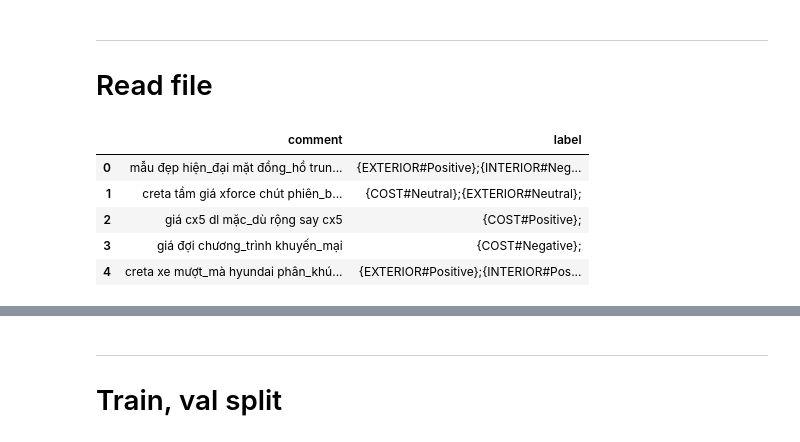
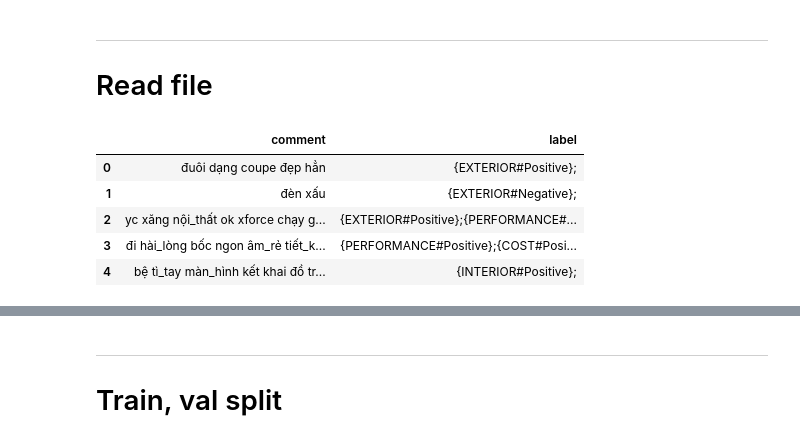
Before and after one commit to Avcuongy/nlp-project, a Jupyter notebook: notebooks/4_dl_model.ipynb, the cells around one changed output, grey strips where cells are left out. Drawn from its saved outputs; the diff is of its cells as text; code cells hidden in the pictures.

```diff
--- a/notebooks/4_dl_model.ipynb
+++ b/notebooks/4_dl_model.ipynb
@@ -36,9 +34,12 @@ df = pd.read_csv("../data/processed/train_preprocessed.csv")
+# %%
+df_train = pd.read_csv("../data/processed/train.csv", encoding="utf-8")
+df_val = pd.read_csv("../data/processed/val.csv", encoding="utf-8")
 # %%
-df.head()
+df_train.head()
 # %% [output]
 |  | comment | label |
-| 0 | mẫu đẹp hiện_đại mặt đồng_hồ trun... | {EXTERIOR#Positive};{INTERIOR#Neg... |
-| 1 | creta tầm giá xforce chút phiên_b... | {COST#Neutral};{EXTERIOR#Neutral}; |
-| 2 | giá cx5 dl mặc_dù rộng say cx5 | {COST#Positive}; |
-| 3 | giá đợi chương_trình khuyến_mại | {COST#Negative}; |
-| 4 | creta xe mượt_mà hyundai phân_khú... | {EXTERIOR#Positive};{INTERIOR#Pos... |
+| 0 | đuôi dạng coupe đẹp hẳn | {EXTERIOR#Positive}; |
+| 1 | đèn xấu | {EXTERIOR#Negative}; |
+| 2 | yc xăng nội_thất ok xforce chạy g... | {EXTERIOR#Positive};{PERFORMANCE#... |
+| 3 | đi hài_lòng bốc ngon âm_rẻ tiết_k... | {PERFORMANCE#Positive};{COST#Posi... |
+| 4 | bệ tì_tay màn_hình kết khai đồ tr... | {INTERIOR#Positive}; |
```
Also changed, not shown: parts of 35 cells of this notebook, 7 other files.
